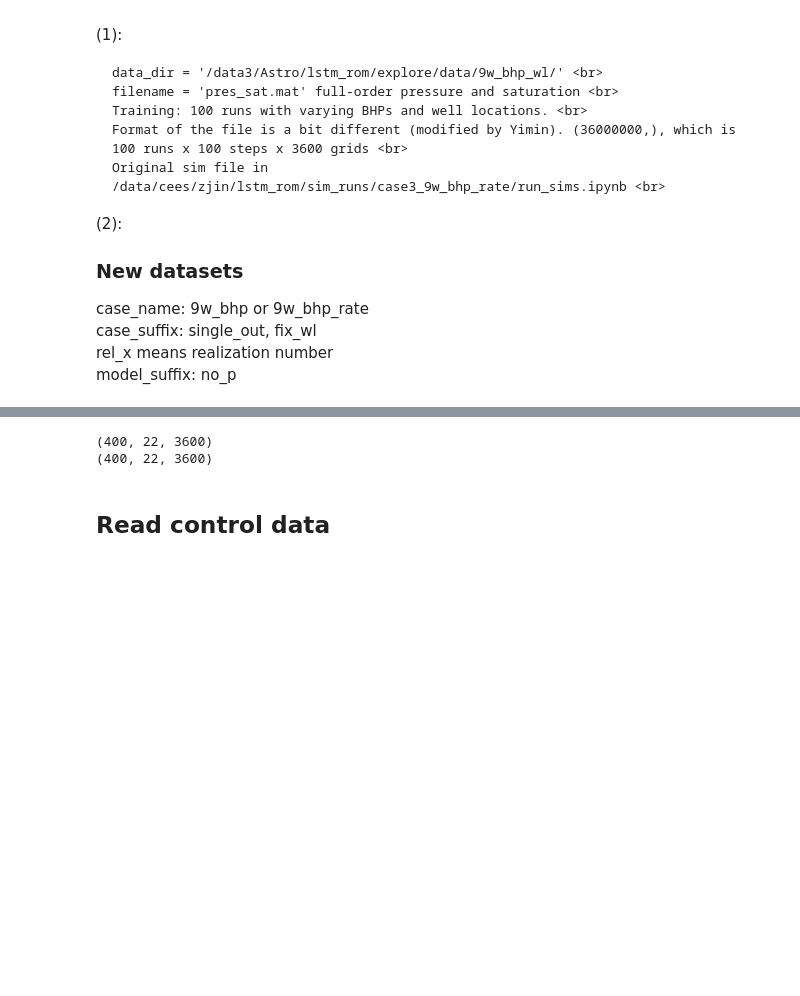
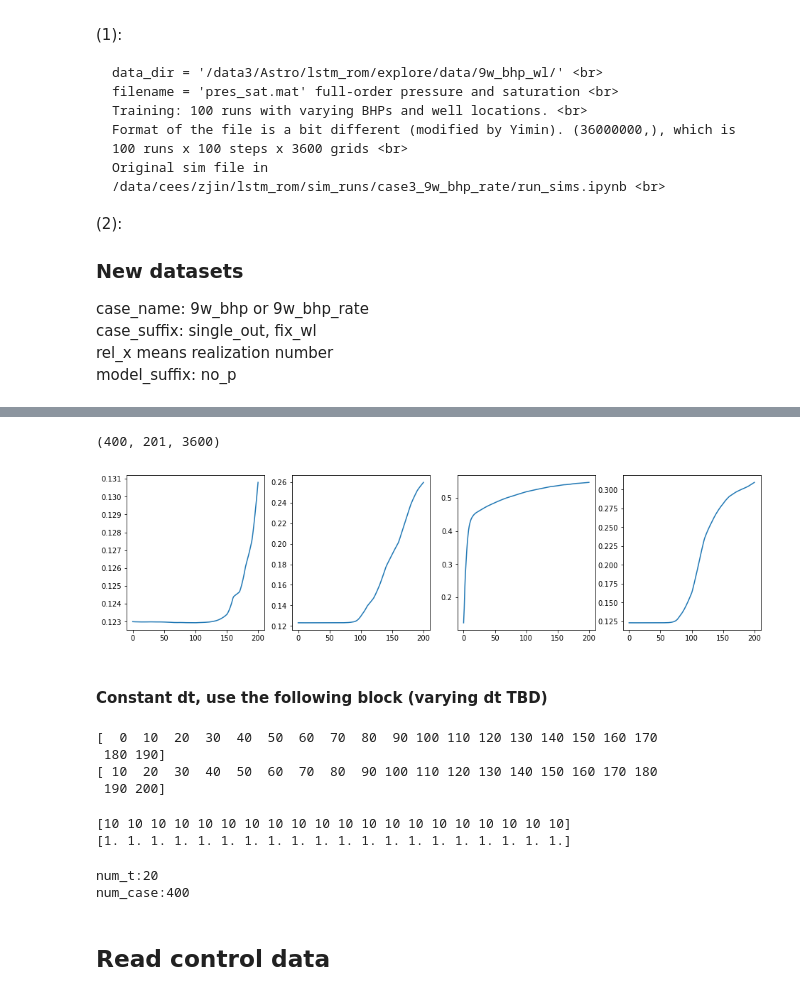
Before and after one commit to lonelysun1990/E2C, a Jupyter notebook: prepare_e2c_training_data.ipynb, the cells around one changed output, grey strips where cells are left out. Saved outputs shown, nothing was run; the diff lists cells and outputs as text; code cells hidden in the pictures; blank space fills up the shorter version.

```diff
--- a/prepare_e2c_training_data.ipynb
+++ b/prepare_e2c_training_data.ipynb
@@ -161,8 +173,53 @@ Can not cross 25, 50, 75 because the contorl changed?
+# %%
+k=[1220, 1240, 2420, 2440]
+print(pres.shape)
+plt.figure(figsize=(16,4))
+for i in range(4):
+    plt.subplot(1,4,i+1)
+    plt.plot(range(201), sat[101,:,k[i]])
+# %% [output]
+(400, 201, 3600)
+[figure, added]
+# %% [markdown]
+#### Constant dt, use the following block (varying dt TBD)
+# %%
+dt = 10 # time step increment, not days
+t_interval = 10 # not used, days
+
+indt = np.array(range(0,200,dt))
+indt1 = indt + dt
+print(indt)
+print(indt1)
+# %% [output]
+[  0  10  20  30  40  50  60  70  80  90 100 110 120 130 140 150 160 170
+ 180 190]
+[ 10  20  30  40  50  60  70  80  90 100 110 120 130 140 150 160 170 180
+ 190 200]
+# %%
+sat_t = sat[:, indt,:]
+sat_t1 = sat[:, indt1, :]
+
+pres_t = pres[:, indt,:]
+pres_t1 = pres[:, indt1,:]
+
+# we need a delta t
+indt_del = indt1 - indt
+print(indt_del)
+
+indt_del = indt_del / max(indt_del)
+print(indt_del)
+# %% [output]
+[10 10 10 10 10 10 10 10 10 10 10 10 10 10 10 10 10 10 10 10]
+[1. 1. 1. 1. 1. 1. 1. 1. 1. 1. 1. 1. 1. 1. 1. 1. 1. 1. 1. 1.]
 # %%
-print(sat_t1.shape)
-print(pres_t1.shape)
+# print(sat_t1.shape)
+# print(pres_t1.shape)
 
 num_t = sat_t.shape[1]
+num_case = sat_t.shape[0]
+
+print("num_t:%d"%num_t)
+print("num_case:%d"%num_case)
 # %% [output]
-(400, 22, 3600)
-(400, 22, 3600)
+num_t:20
+num_case:400
```
Also changed, not shown: parts of 70 cells of this notebook, 16 other files.
